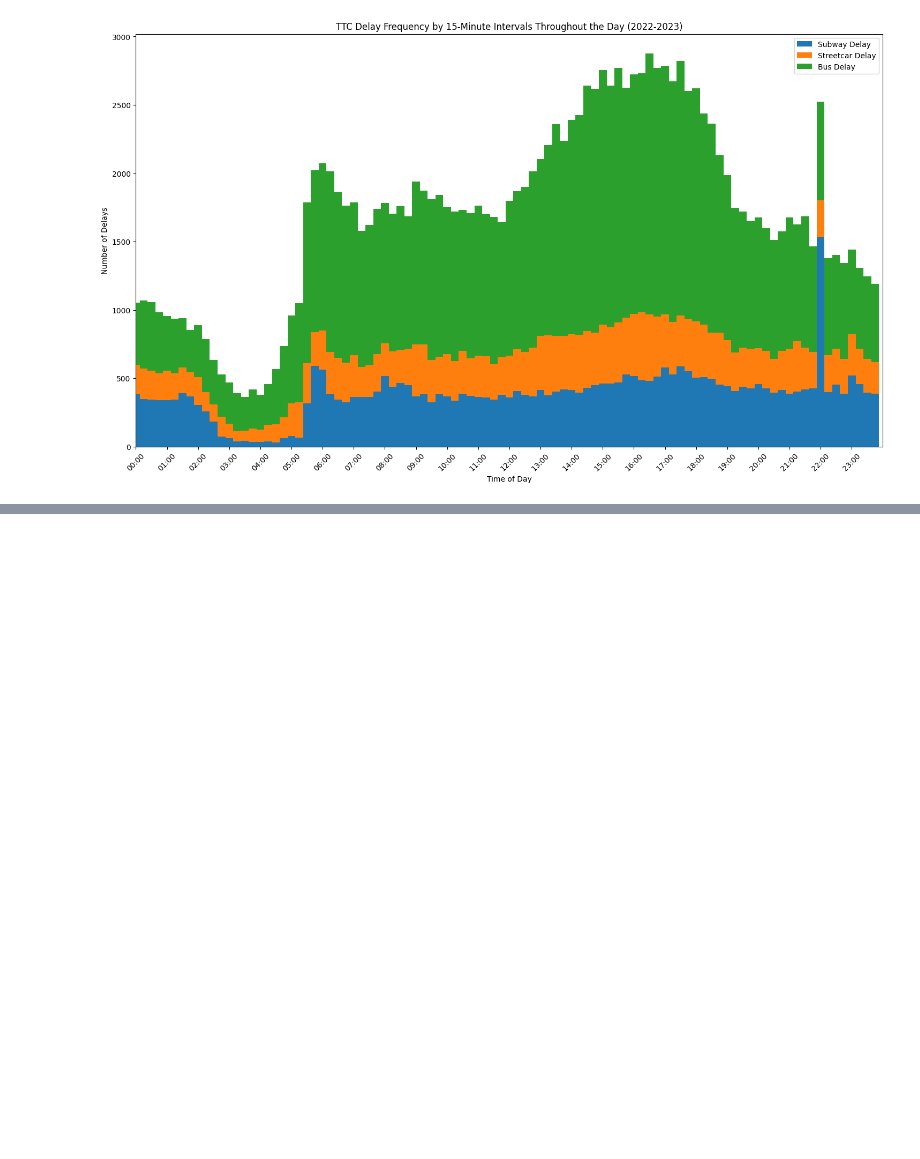
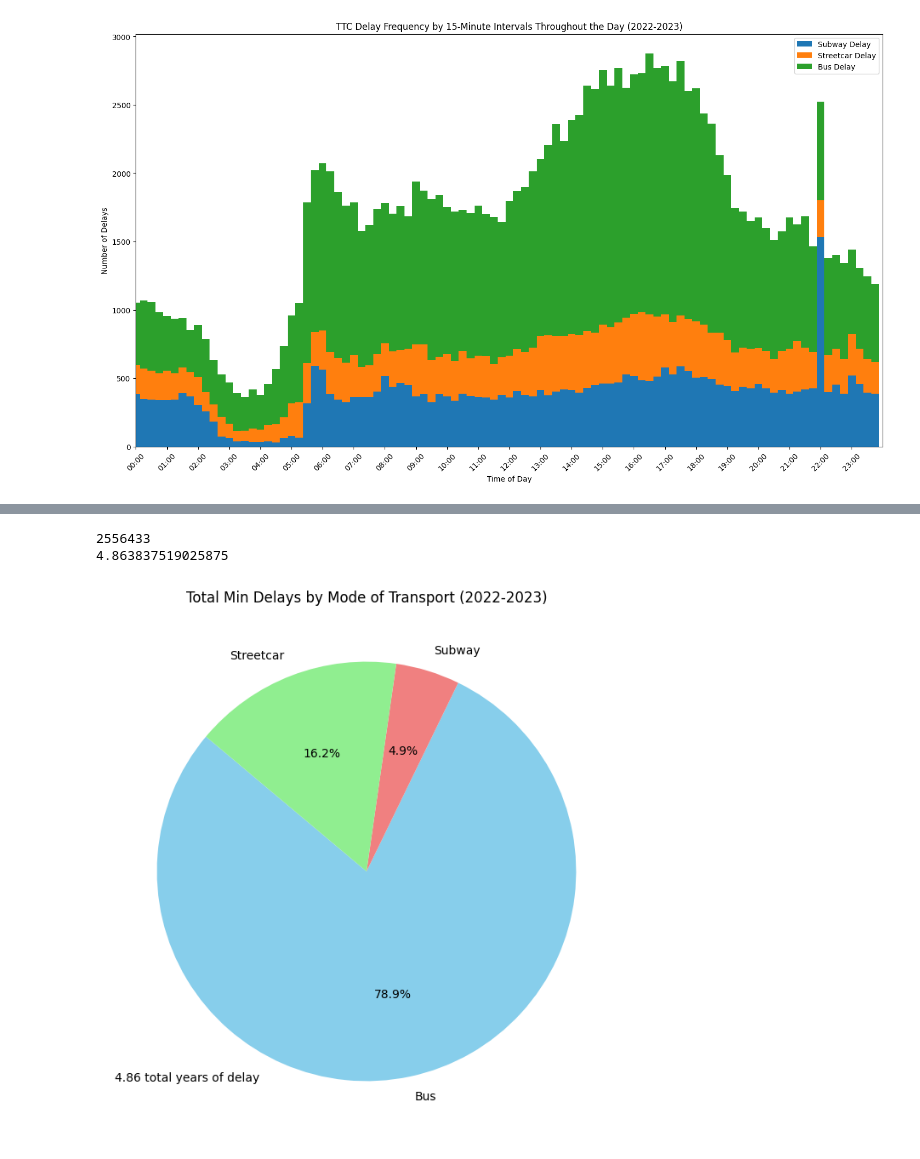
Before and after one commit to alexboden/ttc-delays, a Jupyter notebook: main.ipynb, the cells around one changed output, grey strips where cells are left out. Cells and saved outputs as stored; diff of their text form; code cells hidden in the pictures; blank space fills up the shorter version.

```diff
--- a/bus.ipynb
+++ b/main.ipynb
@@ -258,0 +249,32 @@ plt.show()
+# %%
+import matplotlib.pyplot as plt
+import pandas as pd
+
+# Assuming you have your data in Pandas DataFrames called bus_data, subway_data, and streetcar_data
+# If not, load your data into DataFrames first.
+
+# Calculate the total Min Delay for each mode of transport
+bus_total_delay = bus_data['Min Delay'].sum()
+subway_total_delay = subway_data['Min Delay'].sum()
+streetcar_total_delay = streetcar_data['Min Delay'].sum()
+print(bus_total_delay + subway_total_delay + streetcar_total_delay)
+total_delay_in_hours = (((bus_total_delay + subway_total_delay + streetcar_total_delay) / 60)/24)/365
+print(total_delay_in_hours)
+
+# Create a list of total delays and labels for the pie chart
+total_delays = [bus_total_delay, subway_total_delay, streetcar_total_delay]
+labels = ['Bus', 'Subway', 'Streetcar']
+colors = ['skyblue', 'lightcoral', 'lightgreen']
+
+# Create a pie chart
+plt.figure(figsize=(8, 8))
+plt.pie(total_delays, labels=labels, colors=colors, autopct='%1.1f%%', startangle=140)
+plt.title('Total Min Delays by Mode of Transport (2022-2023)')
+
+plt.text(-1.2, -1, f'{total_delay_in_hours:.2f} total years of delay', ha='left')
+
+plt.show()
+# %% [output]
+2556433
+4.863837519025875
+[figure, added]
```
Also changed, not shown: parts of 7 cells of this notebook.
